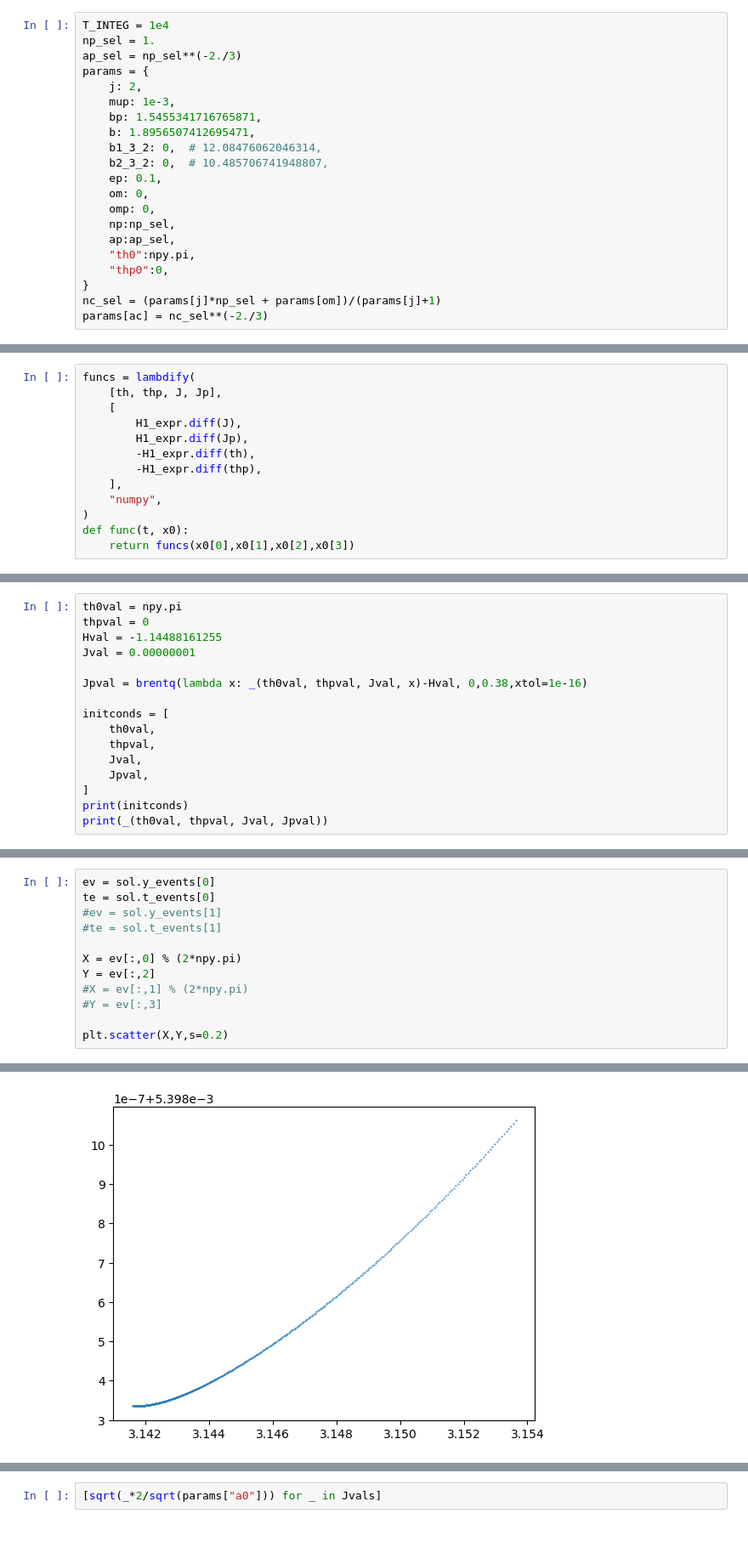
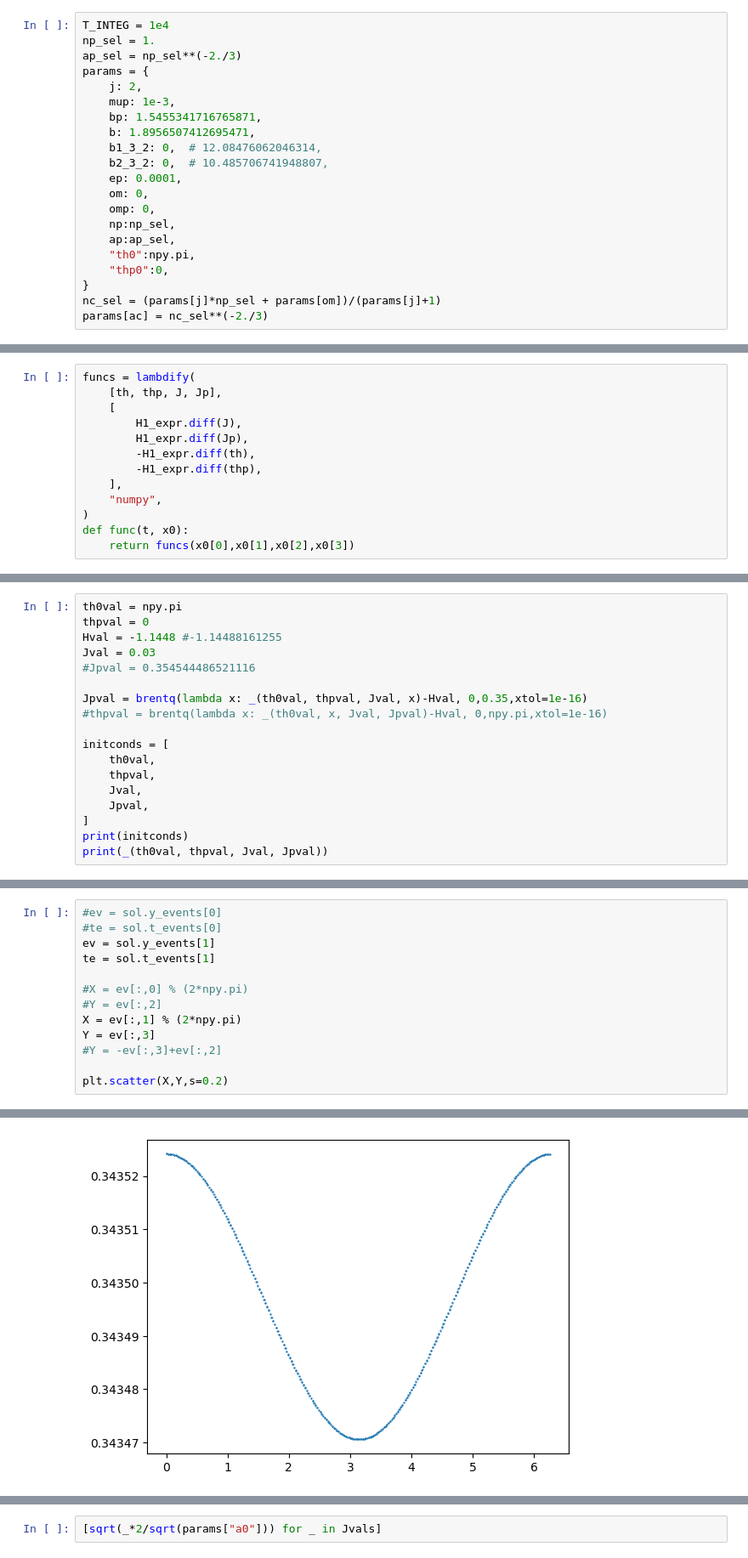
Before and after one commit to jtlaune/wc-apsidal-precession, a Jupyter notebook: paper-2-poincaire.ipynb, the cells around one changed output, grey strips where cells are left out. Shown at 85% size. Drawn from its saved outputs; the diff is of its cells as text; blank space fills up the shorter version.

```diff
--- a/paper-2-poincaire.ipynb
+++ b/paper-2-poincaire.ipynb
@@ -46,7 +46,7 @@ params = {
     b: 1.8956507412695471,
     b1_3_2: 0,  # 12.08476062046314,
     b2_3_2: 0,  # 10.485706741948807,
-    ep: 0.1,
+    ep: 0.0001,
     om: 0,
     omp: 0,
     np:np_sel,
@@ -130,10 +136,12 @@ _ = lambdify([th, thp, J, Jp], _)
 # %%
 th0val = npy.pi
 thpval = 0
-Hval = -1.14488161255
-Jval = 0.00000001
+Hval = -1.1448 #-1.14488161255
+Jval = 0.03
+#Jpval = 0.354544486521116
 
-Jpval = brentq(lambda x: _(th0val, thpval, Jval, x)-Hval, 0,0.38,xtol=1e-16)
+Jpval = brentq(lambda x: _(th0val, thpval, Jval, x)-Hval, 0,0.35,xtol=1e-16)
+#thpval = brentq(lambda x: _(th0val, x, Jval, Jpval)-Hval, 0,npy.pi,xtol=1e-16)
 
 initconds = [
     th0val,
@@ -200,18 +216,19 @@ plt.show()
 # %%
-ev = sol.y_events[0]
-te = sol.t_events[0]
-#ev = sol.y_events[1]
-#te = sol.t_events[1]
+#ev = sol.y_events[0]
+#te = sol.t_events[0]
+ev = sol.y_events[1]
+te = sol.t_events[1]
 
-X = ev[:,0] % (2*npy.pi)
-Y = ev[:,2]
-#X = ev[:,1] % (2*npy.pi)
-#Y = ev[:,3]
+#X = ev[:,0] % (2*npy.pi)
+#Y = ev[:,2]
+X = ev[:,1] % (2*npy.pi)
+Y = ev[:,3]
+#Y = -ev[:,3]+ev[:,2]
 
 plt.scatter(X,Y,s=0.2)
 # %% [output]
 <matplotlib.collections.PathCollection at 0x...>
-[figure, old version]
+[figure, new version]
 # %%
 H10 = (
     H1_expr.subs({th: params["th0"], thp: params["thp0"], J: 0.020255, Jp: 0.3613})
```
Also changed, not shown: parts of 11 cells of this notebook.
